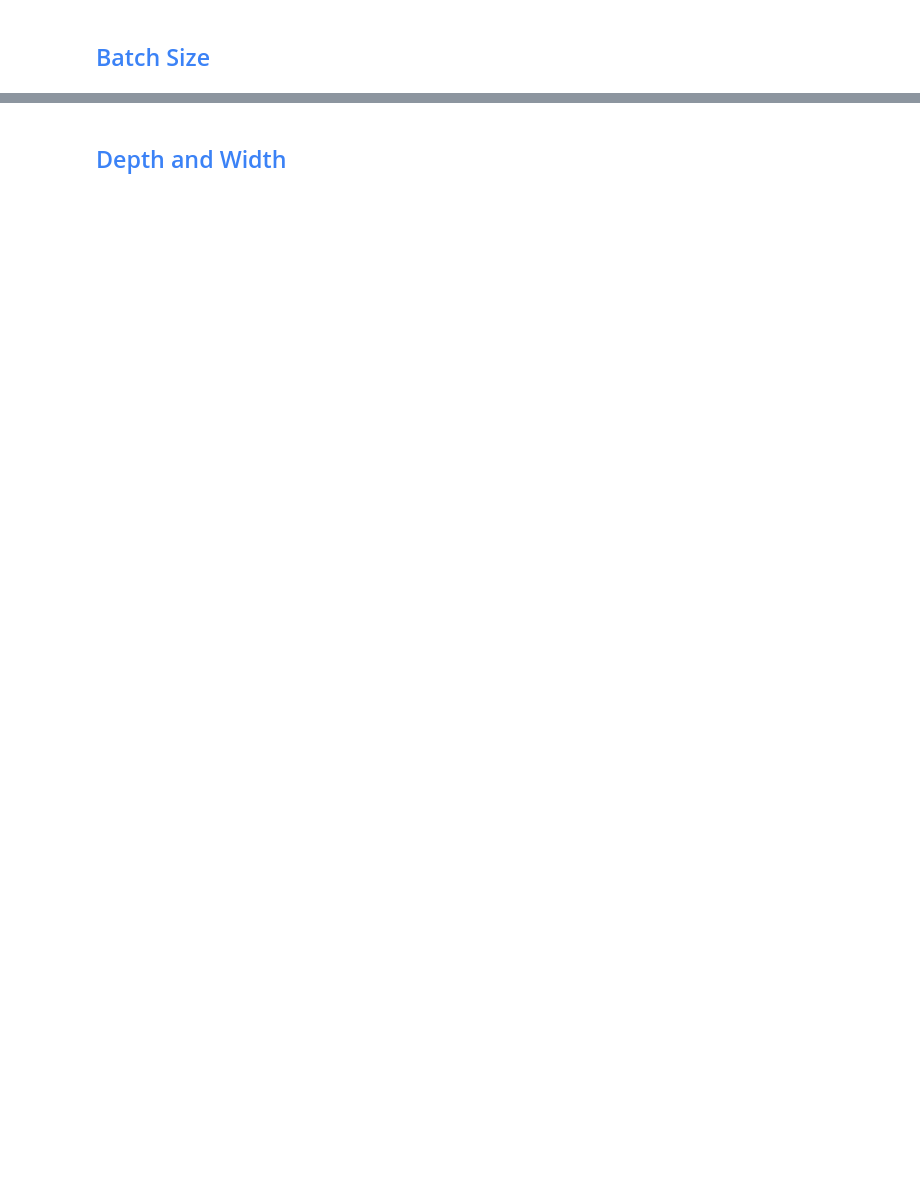
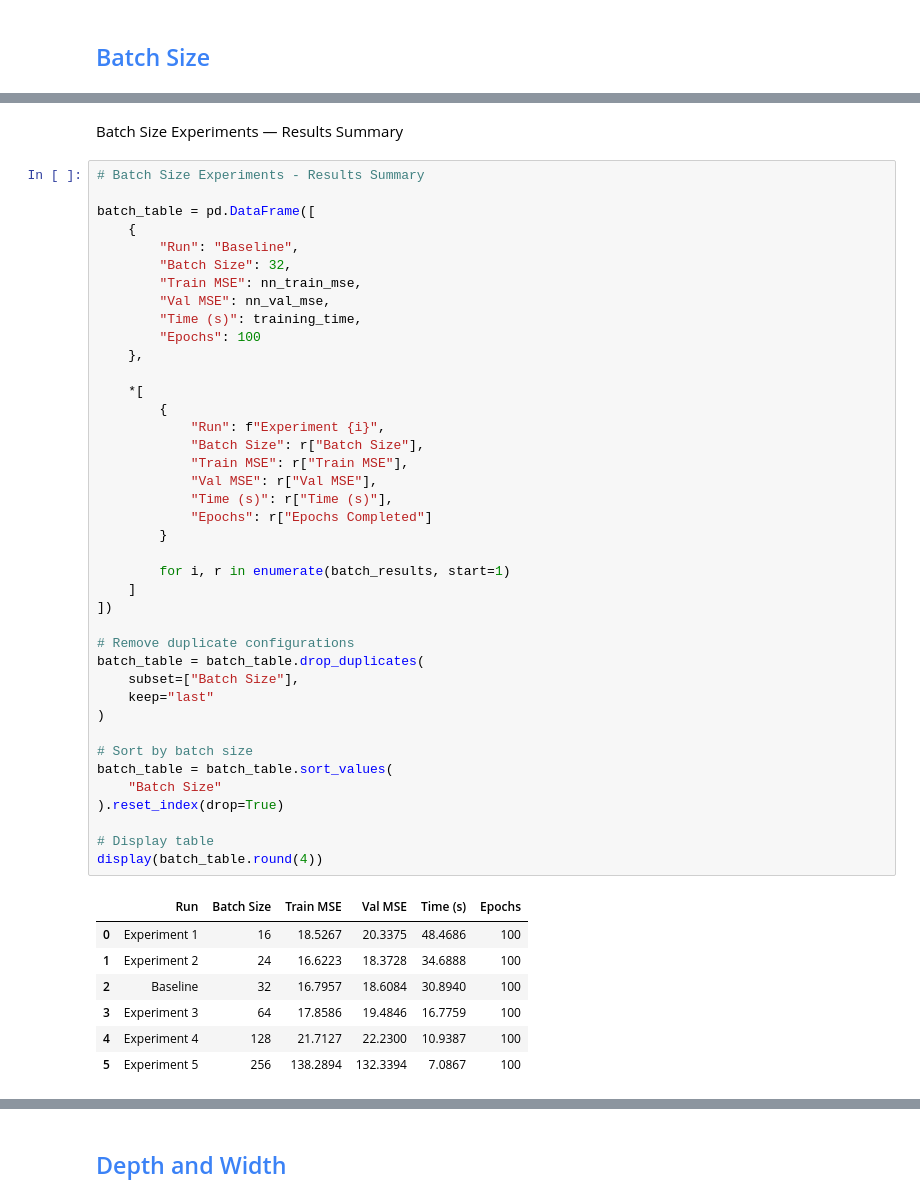
Before and after one commit to DOHA-BASEM3/DS330-Deep-Learning-Project, a Jupyter notebook: DOHA.ipynb, the cells around one changed output, grey strips where cells are left out. Drawn from its saved outputs; the diff is of its cells as text; blank space fills up the shorter version.

```diff
--- a/DOHA.ipynb
+++ b/DOHA.ipynb
@@ -1226,0 +1095,50 @@ print("\n========== Verification Completed ==========")
+# %% [markdown]
+Batch Size Experiments — Results Summary
+# %%
+# Batch Size Experiments - Results Summary
+
+batch_table = pd.DataFrame([
+    {
+        "Run": "Baseline",
+        "Batch Size": 32,
+        "Train MSE": nn_train_mse,
+        "Val MSE": nn_val_mse,
+        "Time (s)": training_time,
+        "Epochs": 100
+    },
+
+    *[
+        {
+            "Run": f"Experiment {i}",
+            "Batch Size": r["Batch Size"],
+            "Train MSE": r["Train MSE"],
+            "Val MSE": r["Val MSE"],
+            "Time (s)": r["Time (s)"],
+            "Epochs": r["Epochs Completed"]
+        }
+
+        for i, r in enumerate(batch_results, start=1)
+    ]
+])
+
+# Remove duplicate configurations
+batch_table = batch_table.drop_duplicates(
+    subset=["Batch Size"],
+    keep="last"
+)
+
+# Sort by batch size
+batch_table = batch_table.sort_values(
+    "Batch Size"
+).reset_index(drop=True)
+
+# Display table
+display(batch_table.round(4))
+# %% [output]
+|  | Run | Batch Size | Train MSE | Val MSE | Time (s) | Epochs |
+| 0 | Experiment 1 | 16 | 18.5267 | 20.3375 | 48.4686 | 100 |
+| 1 | Experiment 2 | 24 | 16.6223 | 18.3728 | 34.6888 | 100 |
+| 2 | Baseline | 32 | 16.7957 | 18.6084 | 30.8940 | 100 |
+| 3 | Experiment 3 | 64 | 17.8586 | 19.4846 | 16.7759 | 100 |
+| 4 | Experiment 4 | 128 | 21.7127 | 22.2300 | 10.9387 | 100 |
+| 5 | Experiment 5 | 256 | 138.2894 | 132.3394 | 7.0867 | 100 |
```
Also changed, not shown: parts of 64 cells of this notebook.
